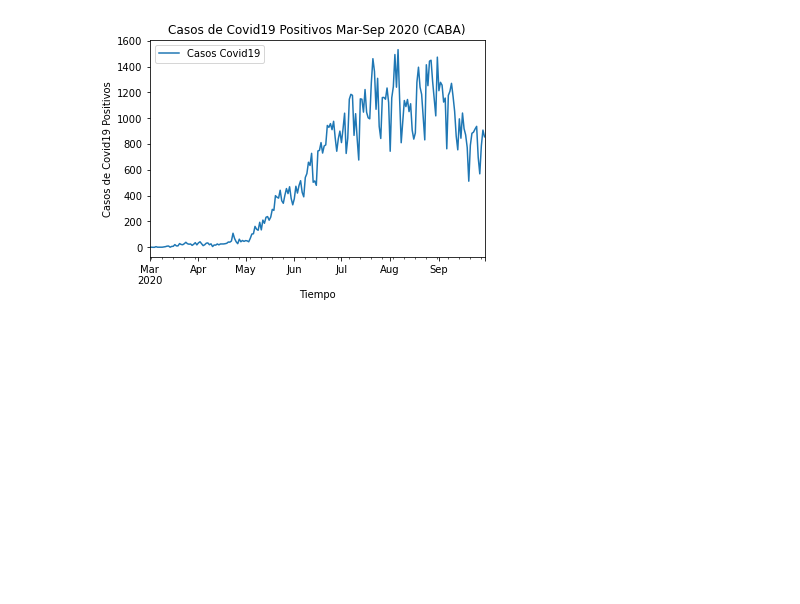
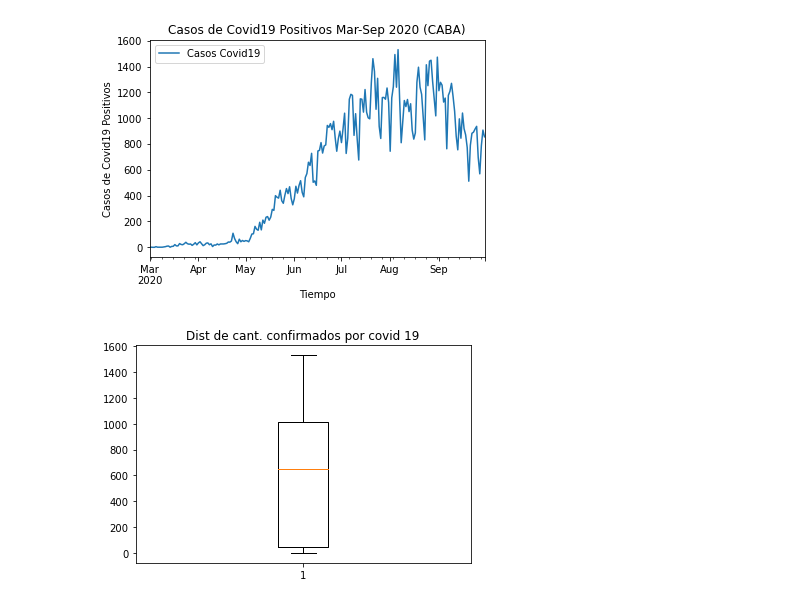
Before and after one commit to tomiambro/clusterai2020_grupo1, a Jupyter notebook: EDA_Proyecto_Final.ipynb, the cells around one changed output. Cells and saved outputs as stored; diff of their text form; code cells hidden in the pictures; blank space fills up the shorter version.

```diff
--- a/EDA_Proyecto_Final.ipynb
+++ b/EDA_Proyecto_Final.ipynb
@@ -145,0 +186,4 @@ pandas.core.indexes.datetimes.DatetimeIndex
+# %%
+#cuento casos diarios y los acumulo por dia
+confirmados_xdias=df_confirmados.groupby("fecha_apertura").size()
+confirmados_xdias
@@ -159,9 +208,8 @@ DatetimeIndex(['2020-03-01', '2020-03-02', '2020-03-03', '2020-03-04',
 # %%
 #relleno las fechas faltantes del dataset con 0 casos confirmados
+confirmados_xdias.index = pd.DatetimeIndex(confirmados_xdias.index)
 
-df_confirmados_xdias.index = pd.DatetimeIndex(df_confirmados_xdias.index)
-
-df_confirmados_xdias = df_confirmados_xdias.reindex(df_fechas, fill_value=0)
-df_confirmados_xdias.columns = ['fecha_apertura','casos_positivos']
-df_confirmados_xdias
+confirmados_xdias = confirmados_xdias.reindex(df_fechas, fill_value=0)
+confirmados_xdias.columns = ['fecha_apertura','casos_positivos']
+confirmados_xdias
 # %% [output]
@@ -190,3 +378,9 @@ plt.legend()
 plt.show()
 # %% [output]
 [figure]
+# %%
+plt.boxplot(confirmados_xdias)
+plt.title("Dist de cant. confirmados por covid 19")
+plt.show()
+# %% [output]
+[figure, added]
```
Also changed, not shown: parts of 37 cells of this notebook.
